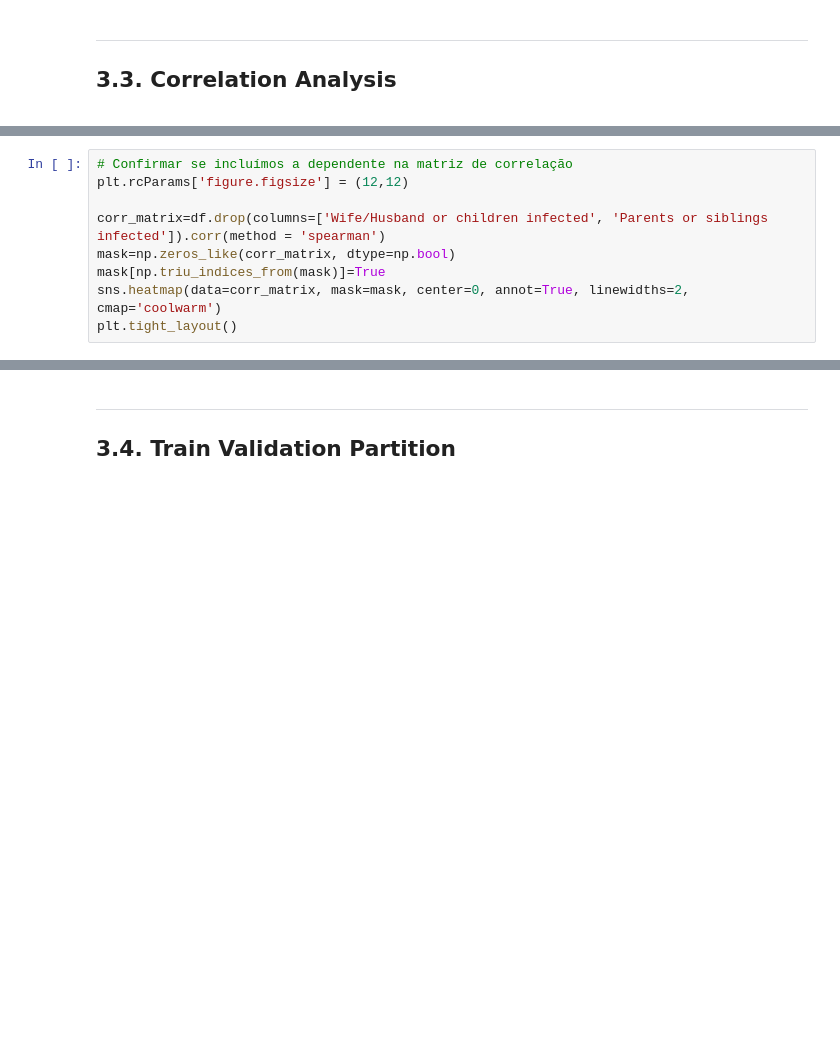
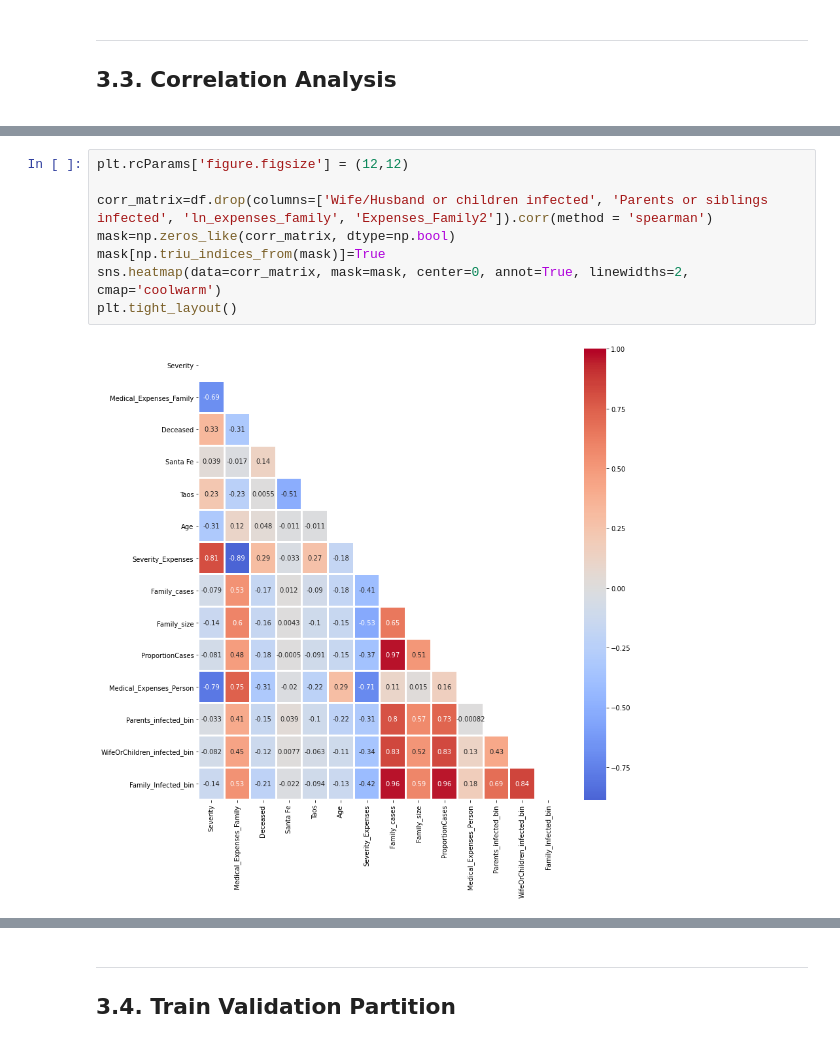
Before and after one commit to davidsousa98/ML, a Jupyter notebook: Project.ipynb, the cells around one changed output, grey strips where cells are left out. Cells and saved outputs as stored; diff of their text form; blank space fills up the shorter version.

```diff
--- a/Project.ipynb
+++ b/Project.ipynb
@@ -250,10 +488,11 @@ df2['Incoherent'].value_counts()
 # %%
-# Confirmar se incluímos a dependente na matriz de correlação
 plt.rcParams['figure.figsize'] = (12,12)
 
-corr_matrix=df.drop(columns=['Wife/Husband or children infected', 'Parents or siblings infected']).corr(method = 'spearman')
+corr_matrix=df.drop(columns=['Wife/Husband or children infected', 'Parents or siblings infected', 'ln_expenses_family', 'Expenses_Family2']).corr(method = 'spearman')
 mask=np.zeros_like(corr_matrix, dtype=np.bool)
 mask[np.triu_indices_from(mask)]=True
 sns.heatmap(data=corr_matrix, mask=mask, center=0, annot=True, linewidths=2, cmap='coolwarm')
 plt.tight_layout()
+# %% [output]
+[figure, added]
 # %% [markdown]
```
Also changed, not shown: parts of 232 cells of this notebook.
